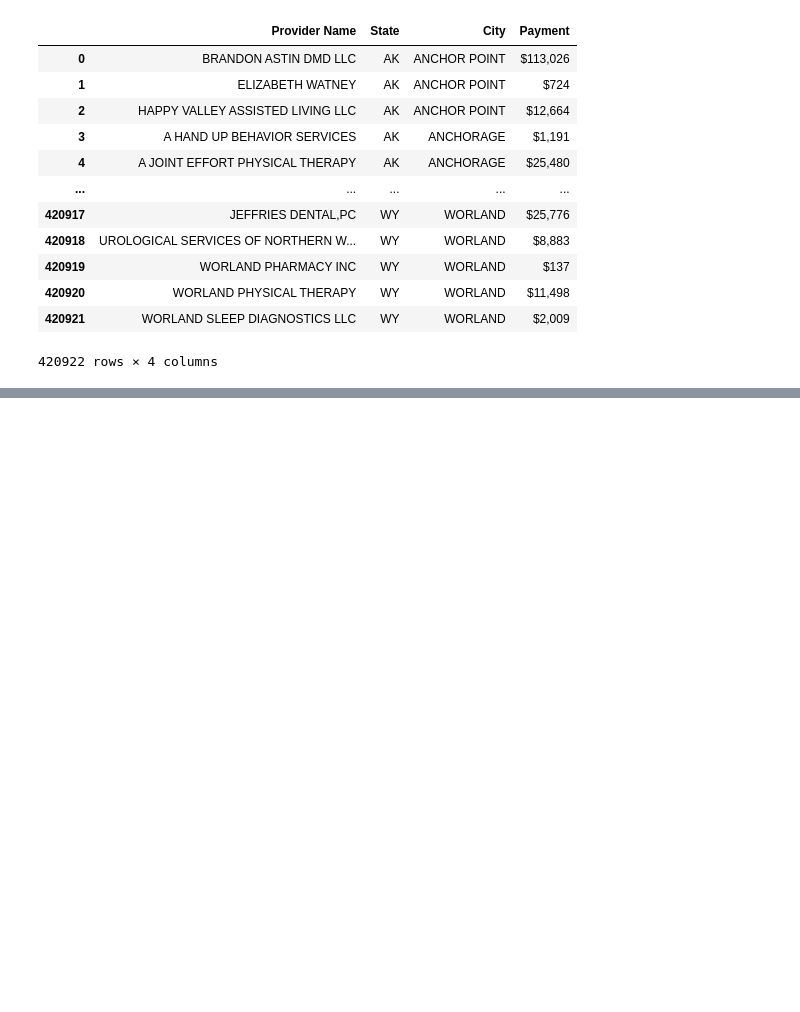
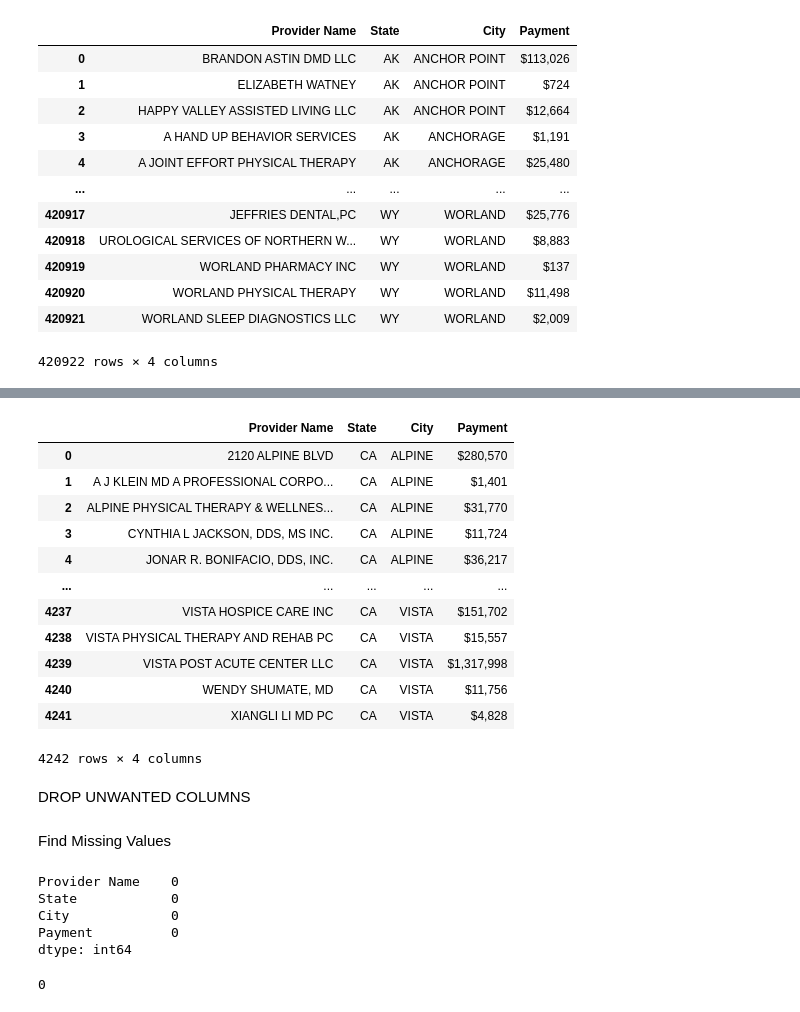
Before and after one commit to Omuk/Fullstack-Data-Analyst, a Jupyter notebook: data_projects/provider/provider_relief.ipynb, the cells around one changed output, grey strips where cells are left out. Drawn from its saved outputs; the diff is of its cells as text; code cells hidden in the pictures; blank space fills up the shorter version.

```diff
--- a/data_projects/provider/provider_relief.ipynb
+++ b/data_projects/provider/provider_relief.ipynb
@@ -73,0 +74,20 @@ san_diego_relief
+# %%
+df = san_diego_relief.reset_index(inplace=False, drop=True)
+# %%
+df
+# %% [output]
+|  | Provider Name | State | City | Payment |
+| 0 | 2120 ALPINE BLVD | CA | ALPINE | $280,570 |
+| 1 | A J KLEIN MD A PROFESSIONAL CORPO... | CA | ALPINE | $1,401 |
+| 2 | ALPINE PHYSICAL THERAPY & WELLNES... | CA | ALPINE | $31,770 |
+| 3 | CYNTHIA L JACKSON, DDS, MS INC. | CA | ALPINE | $11,724 |
+| 4 | JONAR R. BONIFACIO, DDS, INC. | CA | ALPINE | $36,217 |
+| ... | ... | ... | ... | ... |
+| 4237 | VISTA HOSPICE CARE INC | CA | VISTA | $151,702 |
+| 4238 | VISTA PHYSICAL THERAPY AND REHAB PC | CA | VISTA | $15,557 |
+| 4239 | VISTA POST ACUTE CENTER LLC | CA | VISTA | $1,317,998 |
+| 4240 | WENDY SHUMATE, MD | CA | VISTA | $11,756 |
+| 4241 | XIANGLI LI MD PC | CA | VISTA | $4,828 |
+4242 rows × 4 columns
+# %% [markdown]
+DROP UNWANTED COLUMNS
@@ -73,0 +96,14 @@ san_diego_relief
+# %% [markdown]
+Find Missing Values
+# %%
+df.isna().sum()
+# %% [output]
+Provider Name    0
+State            0
+City             0
+Payment          0
+dtype: int64
+# %%
+df.duplicated().sum()
+# %% [output]
+0
```
Also changed, not shown: parts of 27 cells of this notebook, 4 other files.
